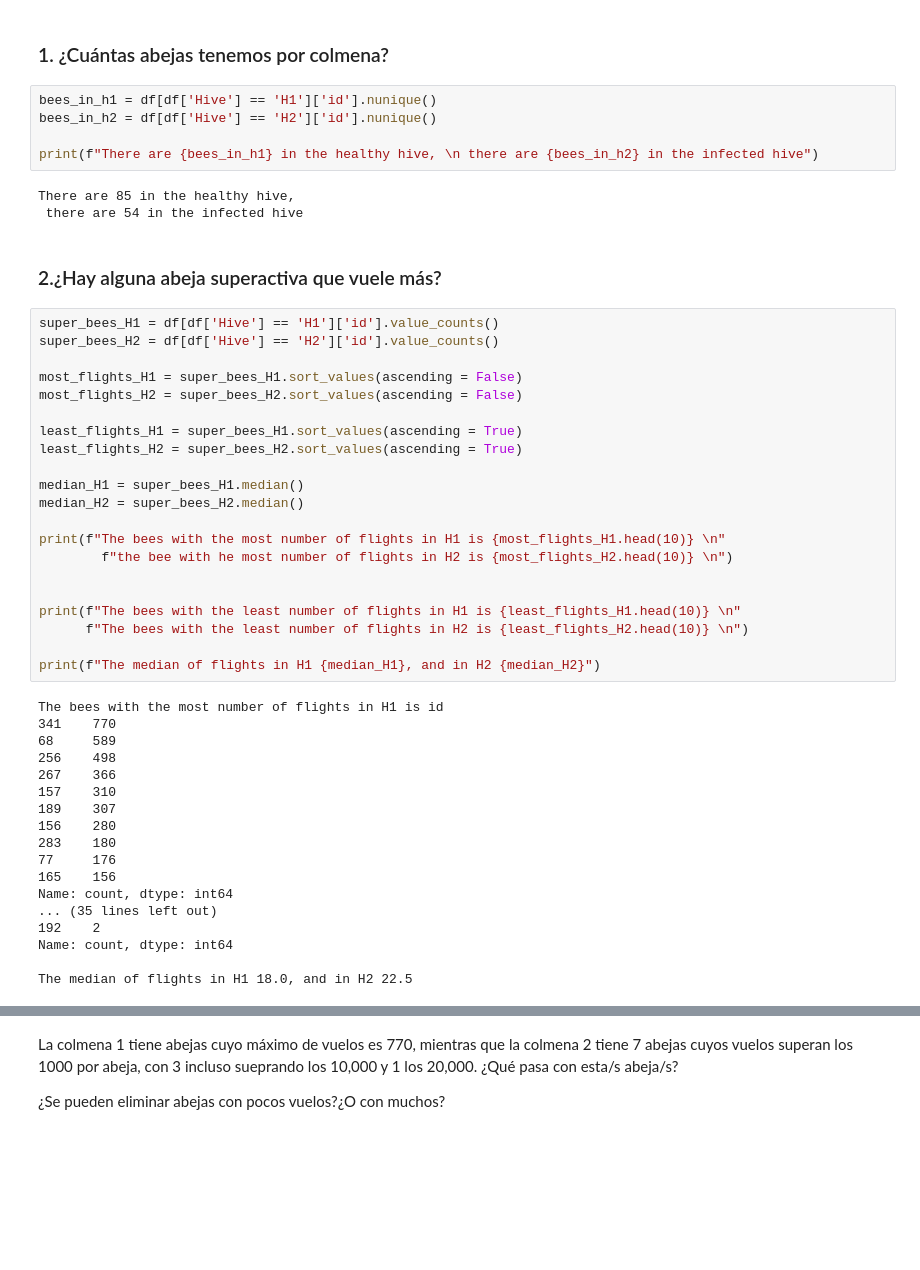
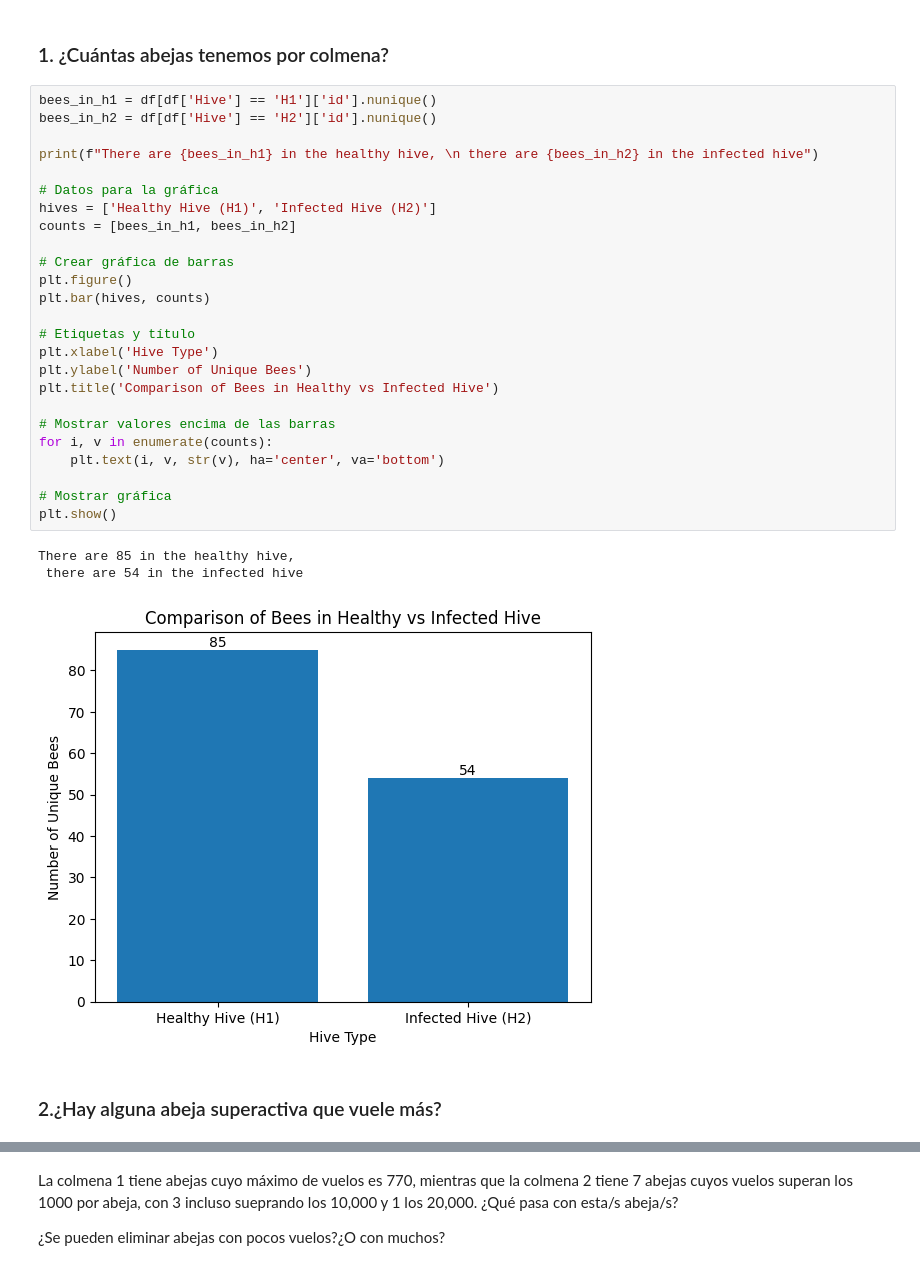
Before and after one commit to rulo09/Bee-Smart, a Jupyter notebook: BeeSmart.ipynb, the cells around one changed output, grey strips where cells are left out. Saved outputs shown, nothing was run; the diff lists cells and outputs as text; blank space fills up the shorter version.

```diff
--- a/BeeSmart.ipynb
+++ b/BeeSmart.ipynb
@@ -332,49 +337,31 @@ _Activity duration in the infested hive H2 was short at "midnight" and was only
 # %%
 bees_in_h1 = df[df['Hive'] == 'H1']['id'].nunique()
 bees_in_h2 = df[df['Hive'] == 'H2']['id'].nunique()
 
 print(f"There are {bees_in_h1} in the healthy hive, \n there are {bees_in_h2} in the infected hive")
+
+# Datos para la gráfica
+hives = ['Healthy Hive (H1)', 'Infected Hive (H2)']
+counts = [bees_in_h1, bees_in_h2]
+
+# Crear gráfica de barras
+plt.figure()
+plt.bar(hives, counts)
+
+# Etiquetas y título
+plt.xlabel('Hive Type')
+plt.ylabel('Number of Unique Bees')
+plt.title('Comparison of Bees in Healthy vs Infected Hive')
+
+# Mostrar valores encima de las barras
+for i, v in enumerate(counts):
+    plt.text(i, v, str(v), ha='center', va='bottom')
+
+# Mostrar gráfica
+plt.show()
 # %% [output]
 There are 85 in the healthy hive,
  there are 54 in the infected hive
+[figure, added]
 # %% [markdown]
 ### 2.¿Hay alguna abeja superactiva que vuele más?
-# %%
-super_bees_H1 = df[df['Hive'] == 'H1']['id'].value_counts()
-super_bees_H2 = df[df['Hive'] == 'H2']['id'].value_counts()
-
-most_flights_H1 = super_bees_H1.sort_values(ascending = False)
-most_flights_H2 = super_bees_H2.sort_values(ascending = False)
-
-least_flights_H1 = super_bees_H1.sort_values(ascending = True)
-least_flights_H2 = super_bees_H2.sort_values(ascending = True)
-
-median_H1 = super_bees_H1.median()
-median_H2 = super_bees_H2.median()
-
-print(f"The bees with the most number of flights in H1 is {most_flights_H1.head(10)} \n"
-        f"the bee with he most number of flights in H2 is {most_flights_H2.head(10)} \n")
-
-
-print(f"The bees with the least number of flights in H1 is {least_flights_H1.head(10)} \n"
-      f"The bees with the least number of flights in H2 is {least_flights_H2.head(10)} \n")
-
-print(f"The median of flights in H1 {median_H1}, and in H2 {median_H2}")
-# %% [output]
-The bees with the most number of flights in H1 is id
-341    770
-68     589
-256    498
-267    366
-157    310
-189    307
-156    280
-283    180
-77     176
-165    156
-Name: count, dtype: int64
-... (35 lines left out)
-192    2
-Name: count, dtype: int64
-
-The median of flights in H1 18.0, and in H2 22.5
```
Also changed, not shown: parts of 58 cells of this notebook.
